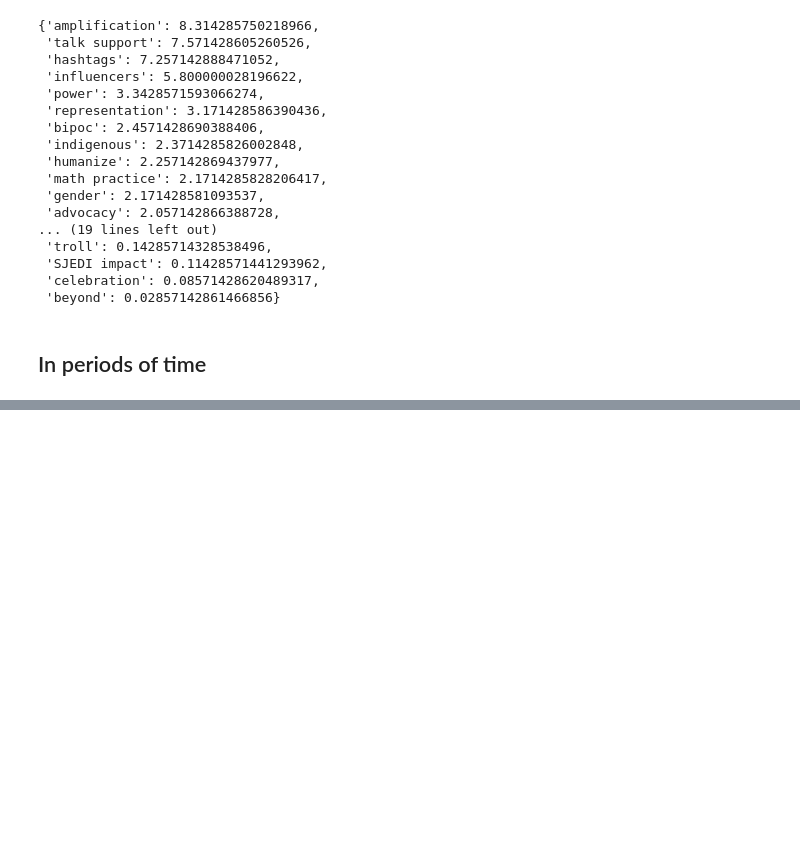
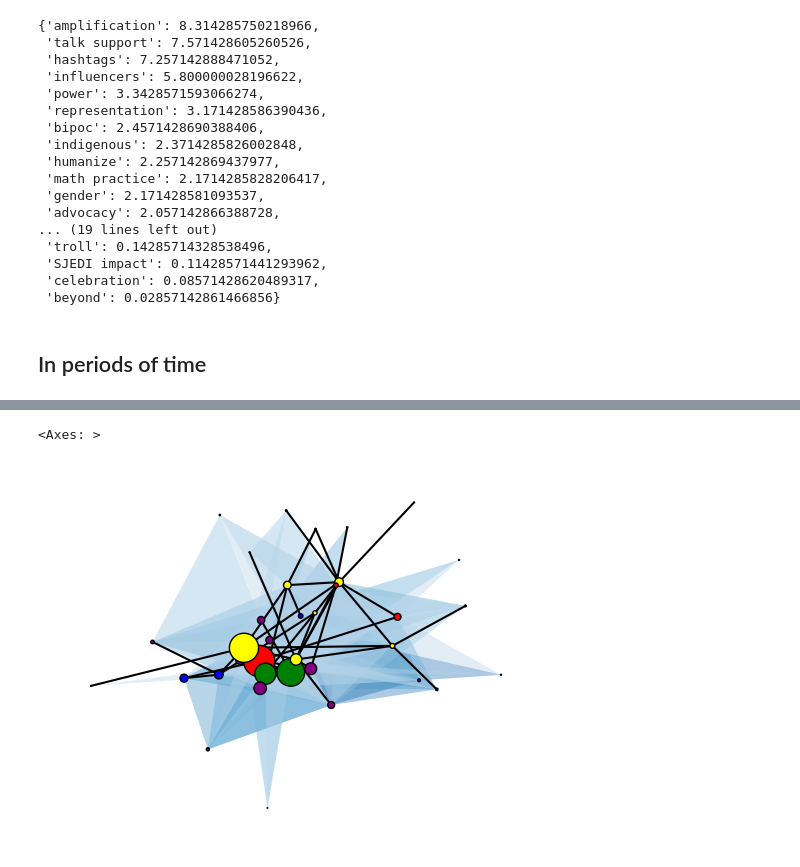
Before and after one commit to DAAAAMNSocialJustice/disruptjmm, a Jupyter notebook: codes_hypergraph/Hypergraph of codes.ipynb, the cells around one changed output, grey strips where cells are left out. Saved outputs shown, nothing was run; the diff lists cells and outputs as text; code cells hidden in the pictures; blank space fills up the shorter version.

```diff
--- a/codes_hypergraph/Hypergraph of codes.ipynb
+++ b/codes_hypergraph/Hypergraph of codes.ipynb
@@ -168,0 +263,4 @@ xgi.draw(H2021,node_labels=True)
+# %%
+temp = H.nodes.degree.asdict()
+H_node_size = {n: temp[n]/4 for n in temp.keys()}
+H_node_size
@@ -168,0 +285,5 @@ xgi.draw(H2021,node_labels=True)
+# %%
+xgi.draw(H, node_fc= color_dict, node_size = H_node_size)
+# %% [output]
+<Axes: >
+[figure, added]
```
Also changed, not shown: parts of 17 cells of this notebook, 1 other file.
